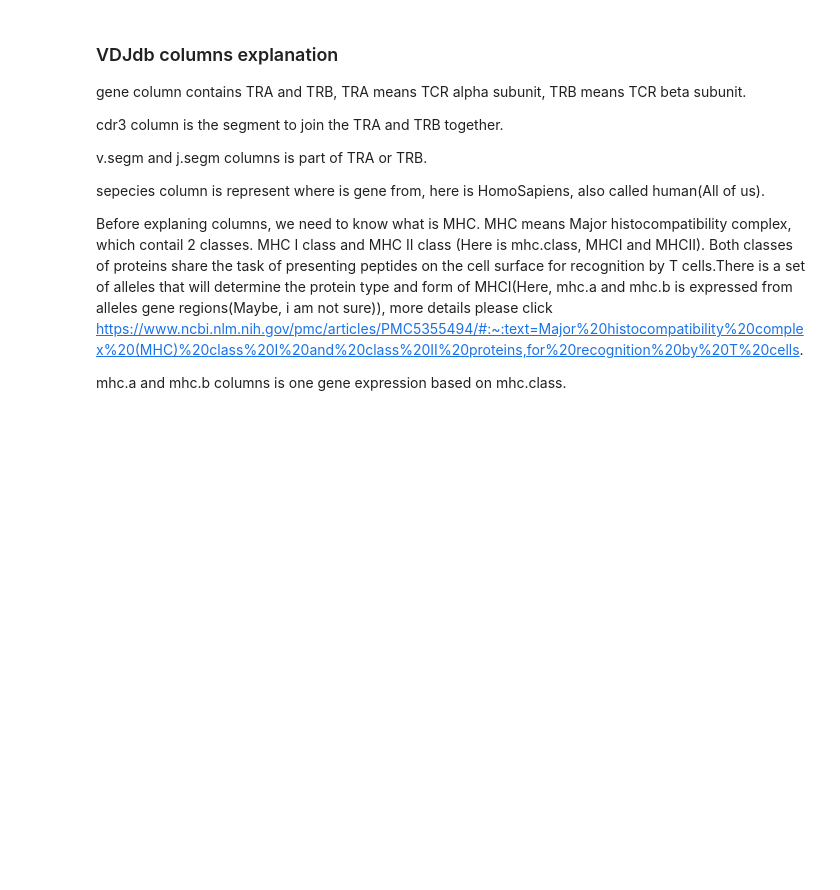
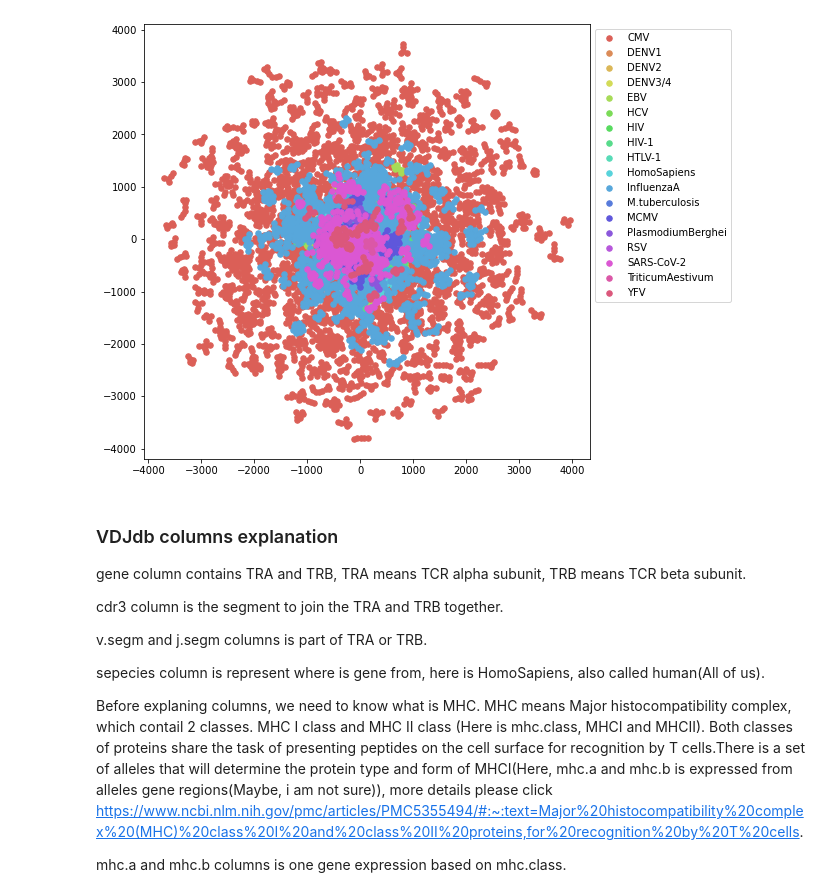
Before and after one commit to ZarckYa/Mini-Project, a Jupyter notebook: TCRdist3/Dataset Analyse.ipynb, the cells around one changed output. Saved outputs shown, nothing was run; the diff lists cells and outputs as text; code cells hidden in the pictures; blank space fills up the shorter version.

Commit message:
Just plot the cluster_numbers file

```diff
--- a/TCRdist3/Dataset Analyse.ipynb
+++ b/TCRdist3/Dataset Analyse.ipynb
@@ -4,0 +7,5 @@ import numpy as np
+# %%
+# read VDjdb dataset
+VDJdb_cluster = pd.read_csv("cluster_members.txt", sep = "\t")
+display(VDJdb_cluster)
+#VDJdb.head(60)
@@ -5,3 +26,39 @@ import numpy as np
+# %%
+# To define two methods to plot the umap dimension reduction results.
+def draw_scatter(epitope, UMAP_fit, label):
+    class_list = np.unique(epitope)  # 21个label
+    n_class = len(class_list)  # label类别数
+    palette = sns.hls_palette(n_colors=n_class)  # 配色方案
+    plt.figure(figsize=(8, 8))
+
+    for idx, species in enumerate(class_list):  # 遍历每个类别
+        # 获取颜色和点型
+        color = palette[idx]
+        #marker = marker_list[idx % len(marker_list)]
+        # 找到所有标注类别为当前类别的图像索引号
+        indices = np.where(epitope == species)
+        plt.scatter(UMAP_fit[indices, 0], UMAP_fit[indices, 1], color=color, label=label.iloc[species,0], s=30)  # , s=150
+    plt.legend(fontsize=10, markerscale=1, bbox_to_anchor=(1, 1))
+
+
+def label_gen(data):
+    VDJ_test = data
+    epitope = VDJ_test['antigen.species']
+    epitope = pd.Categorical(epitope).codes
+    spec_label_rep = pd.DataFrame({"antitope":data['antigen.species'], "label":epitope})
+    spec_label = spec_label_rep.drop_duplicates(keep='first')
+    spec_label = spec_label.sort_values("label")
+    #display(TRA_spec_label)
+    return spec_label, epitope
+# %%
+cluster_position = VDJdb_cluster[["x", "y"]].to_numpy()
+
+spec_label, epitope = label_gen(VDJdb_cluster)
+
+draw_scatter(epitope, cluster_position, spec_label)
+#plt.scatter(cluster_position[:,0], cluster_position[:,1])
+# %% [output]
+[figure, added]
 # %% [markdown]
 ### VDJdb columns explanation
 gene column contains TRA and TRB, TRA means TCR alpha subunit, TRB means TCR beta subunit.
```
Also changed, not shown: parts of 2 cells of this notebook.
